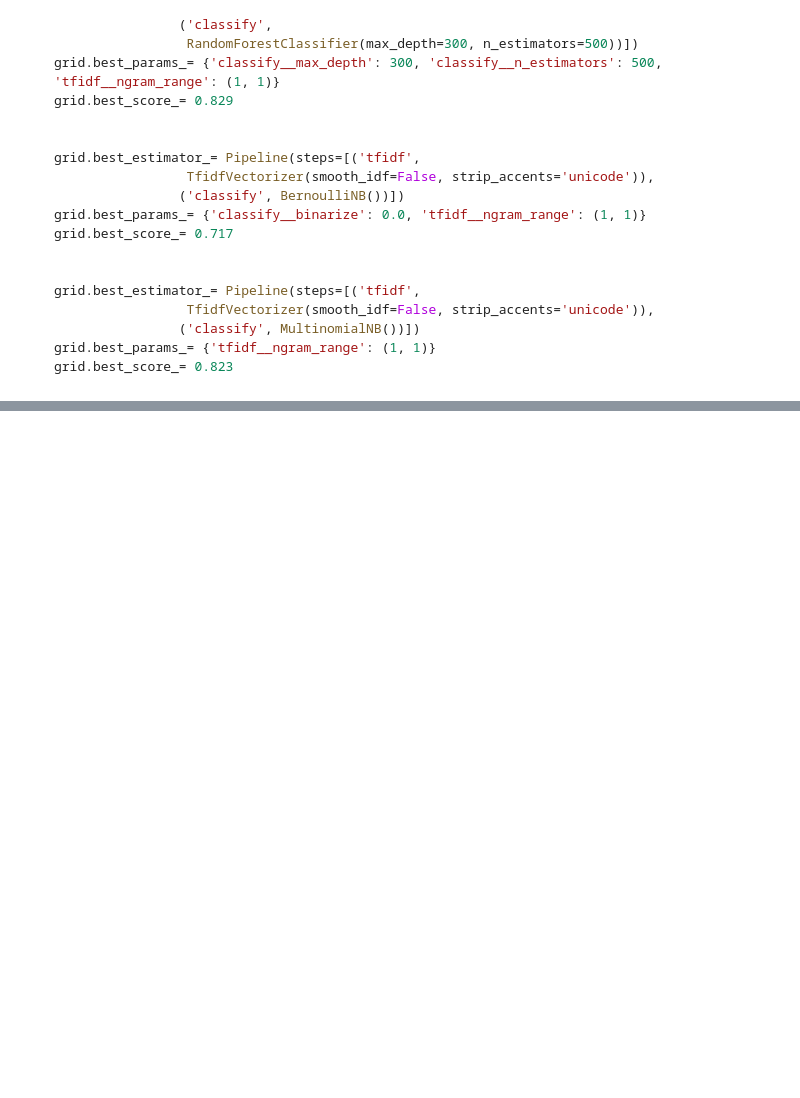
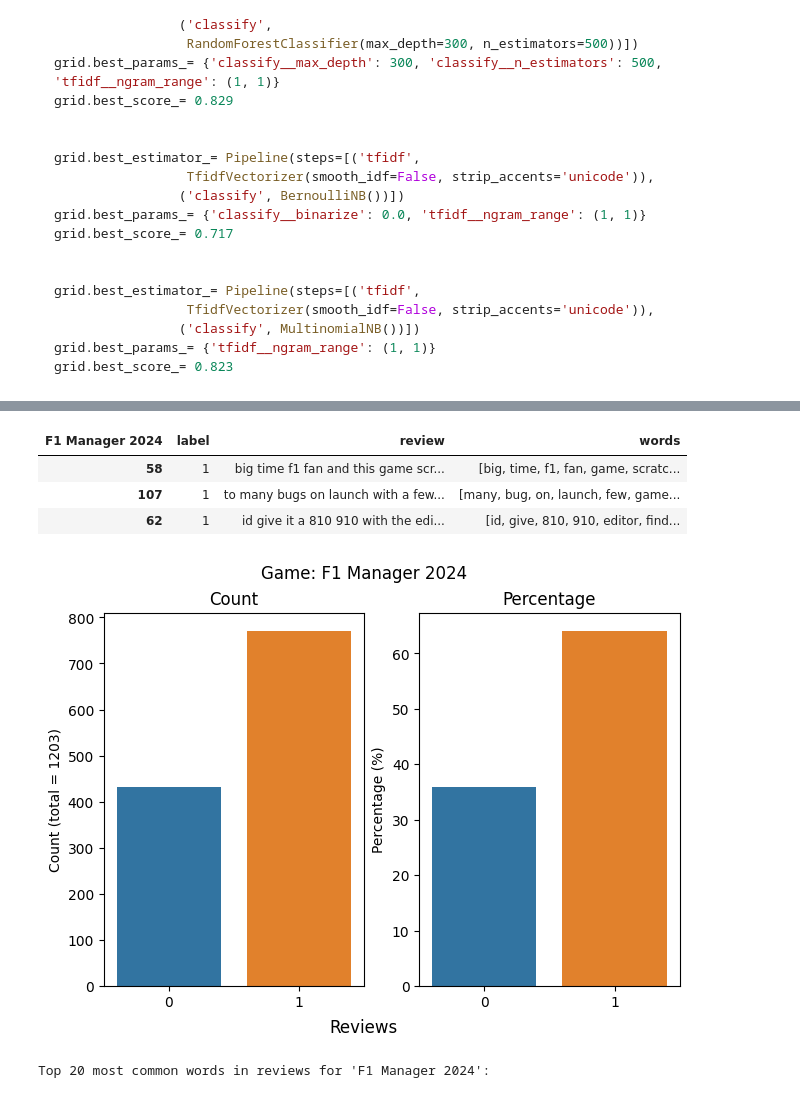
Before and after one commit to Rodrigo-Pedreira/ECM514_CD, a Jupyter notebook: refactored.ipynb, the cells around one changed output, grey strips where cells are left out. Drawn from its saved outputs; the diff is of its cells as text; code cells hidden in the pictures; blank space fills up the shorter version.

```diff
--- a/refactored.ipynb
+++ b/refactored.ipynb
@@ -402,7 +547,7 @@ def reviews_requests_task(
 ### Dataframe factory
 # %%
 # Define empty dataframe
-df_summary: pd.DataFrame = pd.DataFrame()
+# df_summary: pd.DataFrame = pd.DataFrame()
 
 
 def build_df_summary(
@@ -656 +731,4 @@ DataFrame for game 'F1 Manager 2024' has no NaN values.
+# %%
+def add_label_to_df(g: Game) -> None:
+    g.df["label"] = g.req_df["voted_up"].astype(int)
 # %% [markdown]
@@ -891,6 +969,6 @@ def apply_for_clean_text(g: Game):
 
 def apply_for_tok_lemma_tex(g: Game):
     g.df["words"] = g.df["review"].apply(
-        tok_lemma_text, lang=game.get_params("language")
+        tok_lemma_text, lang=g.get_params("language")
     )
     g.df.dropna(ignore_index=True, inplace=True)  # pyright: ignore[reportCallIssue]
@@ -1695,32 +1814,64 @@ weighted avg       0.81      0.80      0.81       306
 df_summary: pd.DataFrame = pd.DataFrame()
 
 
-def main_task(game_name: str, appid: str):
+def pre_ml_task(
+    game_name: str,
+    appid: str,
+    save_game: bool = False,
+    save_requested_df: bool = False,
+    save_processed_df: bool = False,
+    load_game: bool = True,
+    force_rebuild_requested_df: bool = False,
+    force_rebuild_processed_df: bool = False,
+) -> Game:
     global df_summary
 
-    # Create game of class Game
-    game = Game(game_name, appid)
+    # Create or load a game of class Game
+    if load_game and glob.glob(f"./saved_data/{appid}/game.pkl"):
+        game: Game = g if (g := cloudpkl_path_load(f"./saved_data/{appid}/game.pkl")) else Game(game_name, appid)
+    else:
+        game = Game(game_name, appid)
 
-    # Get dataframe for game data and a summary dataframe
-    reviews_df_task(game)
+    # Load or Get dataframe for game data
+    if force_rebuild_requested_df:
+        reviews_df_task(game)
+    elif not load_game and glob.glob(f"./saved_data/{appid}/df_requested-{appid}.*?.feather"):
+        game.req_df = load_df_feather(appid, requested=True)
+        if game.req_df.shape[0] == 0:
+            reviews_df_task(game)
+
+    # Display a sample of req_df
+    display(game.req_df.sample(3))
 
     # Save requested dataframe locally in a .feather file
-    save_df(game.req_df)
+    if save_requested_df:
+        save_df_feather(game.req_df, game)
 
-    # Treats NaN values
-    treat_NaN_req_df(game)
+    # Load or create the processed dataframe
+    if not force_rebuild_processed_df and not load_game and glob.glob(f"./saved_data/{appid}/df_processed-{appid}.*?.feather"):
+        game.df = load_df_feather(appid)
+    else:
+        # Treats NaN values
+        treat_NaN_req_df(game)
 
-    # Clean the text and populate game.df
-    apply_for_clean_text(game)
+        # Add label to df
+        add_label_to_df(game)
 
-    # Tokenize and lemmatize the text and populate game.df
-    apply_for_tok_lemma_tex(game)
+        # Clean the text and populate game.df
+        apply_for_clean_text(game)
+
+        # Tokenize and lemmatize the text and populate game.df
+        apply_for_tok_lemma_tex(game)
 
     # Display a sample of df
     display(game.df.sample(3))
 
     # Save preprocessed dataframe locally in a .feather file
-    save_df(game.df)
+    if save_processed_df:
+        save_df_feather(game.df, game)
+
+    if save_game:
+        cloudpkl_path_dump(game, f"./saved_data/{appid}/game.pkl")
 
     # Plot label distribution
     plot_label_distribution(game.df)
@@ -1731,9 +1882,10 @@ def main_task(game_name: str, appid: str):
     # Plot WordCloud of the top 100 words
     plot_wordcloud(game)
 
-    # Split the data into train and test sets
-    X_train, X_test, y_train, y_test = split_data(game)
+    return game
 
 
-# Run the task
-# main_task("F1 Manager 2024", "2591280")
+# Run the pre machine learning tasks
+game: Game = pre_ml_task("F1 Manager 2024", "2591280")
+# game: Game = pre_ml_task("Trials Fusion", "245490")
+# %% [output]
@@ -1739,0 +1898,6 @@ def main_task(game_name: str, appid: str):
+| F1 Manager 2024 | label | review | words |
+| 58 | 1 | big time f1 fan and this game scr... | [big, time, f1, fan, game, scratc... |
+| 107 | 1 | to many bugs on launch with a few... | [many, bug, on, launch, few, game... |
+| 62 | 1 | id give it a 810 910 with the edi... | [id, give, 810, 910, editor, find... |
+[figure, added]
+Top 20 most common words in reviews for 'F1 Manager 2024':
```
Also changed, not shown: parts of 90 cells of this notebook, 17 other files.
